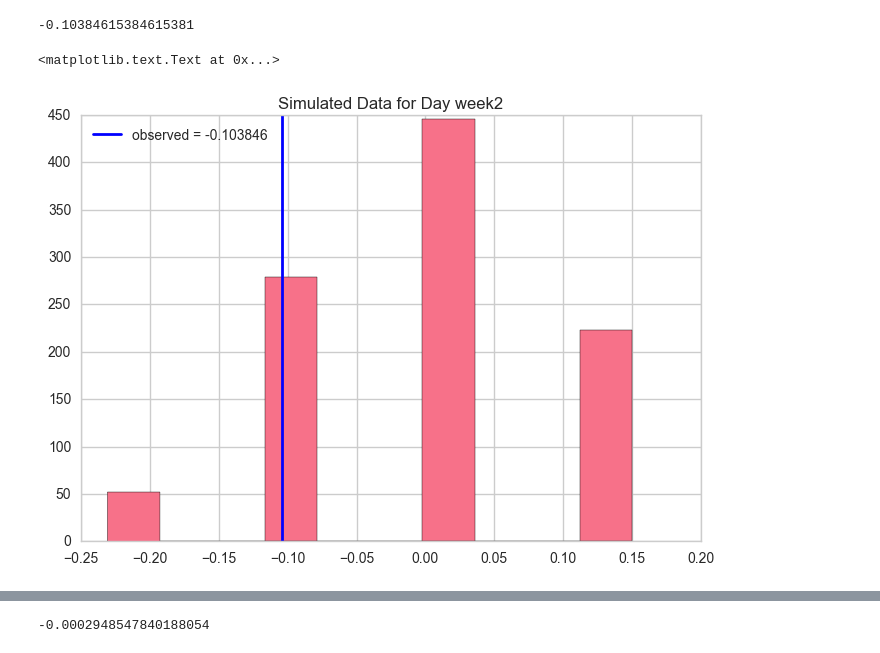
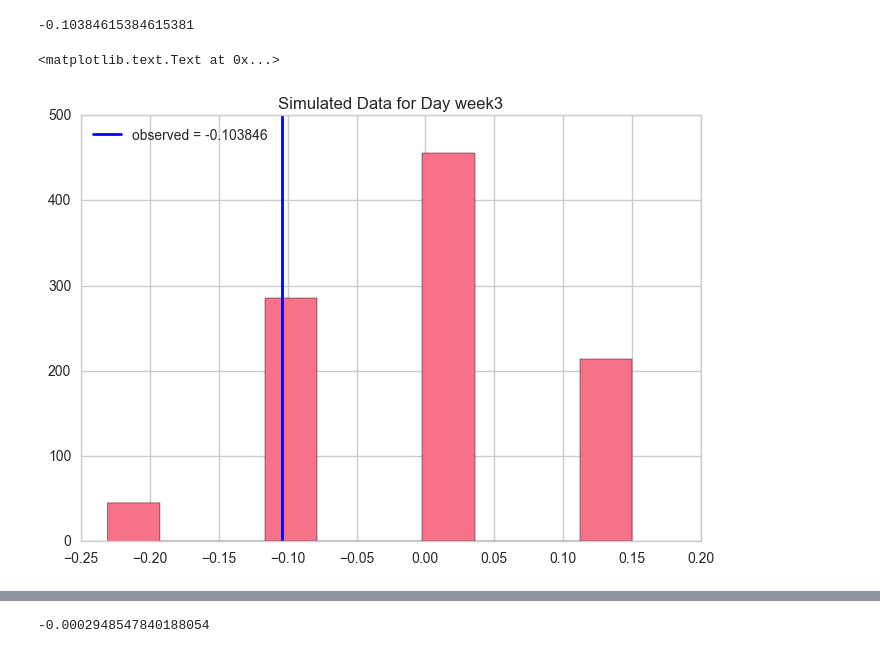
Before and after one commit to s-leung/NootropicProject, a Jupyter notebook: Comparing between Trials .ipynb, the cells around one changed output, grey strips where cells are left out. Saved outputs shown, nothing was run; the diff lists cells and outputs as text; code cells hidden in the pictures.

```diff
--- a/Comparing between Trials .ipynb
+++ b/Comparing between Trials .ipynb
@@ -452,14 +498,14 @@ reps_week3 = draw_perm_reps(d99_week3, d51_week3, prop_diff, size=1000)
 # %%
 plt.hist(reps_week3)
 
 l = plt.axvline(obs_week3,color='b', linewidth=2)
 #ll = plt.axvline(-obs,color='b', linewidth=2)
 plt.legend([l],['observed = {0:f}'.format(obs_week3)], loc=2)
 
-plt.title('Simulated Data for Day week2')
+plt.title('Simulated Data for Day week3')
 # %% [output]
 <matplotlib.text.Text at 0x...>
-[figure, old version]
+[figure, new version]
 # %%
 np.sum((reps_week3) >= obs_week3) / len(reps_week3)
 # %% [output]
```
Also changed, not shown: parts of 79 cells of this notebook.
